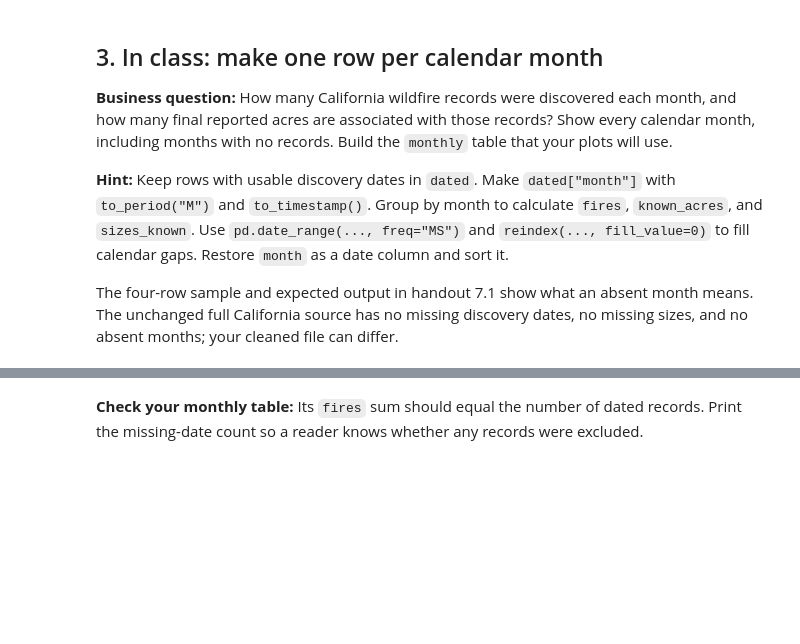
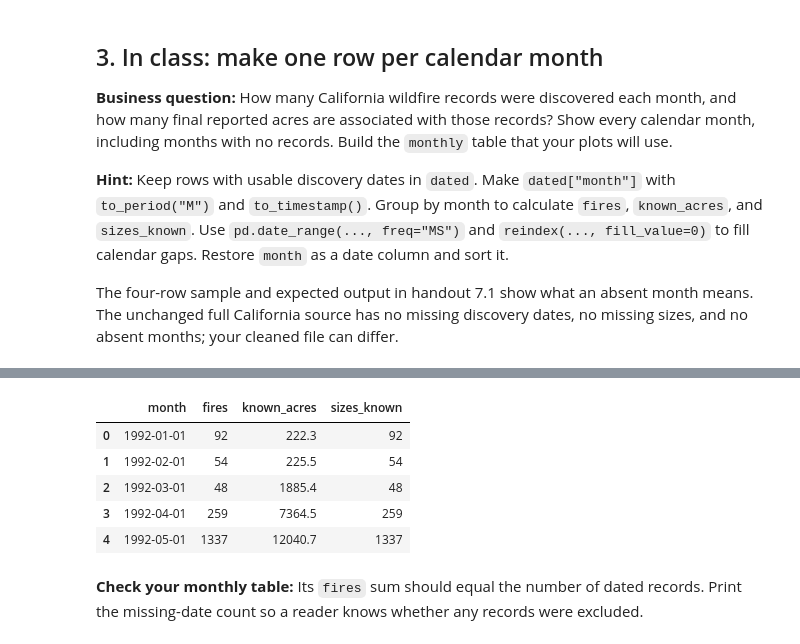
Before and after one commit to USC-DSO-576-YA/07-time-series, a Jupyter notebook: module07_wildfire_timeseries.ipynb, the cells around one changed output, grey strips where cells are left out. Cells and saved outputs as stored; diff of their text form; code cells hidden in the pictures; blank space fills up the shorter version.

```diff
--- a/module07_wildfire_timeseries.ipynb
+++ b/module07_wildfire_timeseries.ipynb
@@ -84,5 +93,17 @@ dated = fires.dropna(subset=["DISCOVERY_DATE"]).copy()
 # %%
 # In class: complete the calendar, restore month as a date column, and sort monthly.
+
+calendar = pd.date_range(monthly["month"].min(), monthly["month"].max(), freq="MS")
+monthly = monthly.set_index("month").reindex(calendar, fill_value=0)
+monthly = monthly.rename_axis("month").reset_index().sort_values("month")
+monthly.head()
+# %% [output]
+|  | month | fires | known_acres | sizes_known |
+| 0 | 1992-01-01 | 92 | 222.3 | 92 |
+| 1 | 1992-02-01 | 54 | 225.5 | 54 |
+| 2 | 1992-03-01 | 48 | 1885.4 | 48 |
+| 3 | 1992-04-01 | 259 | 7364.5 | 259 |
+| 4 | 1992-05-01 | 1337 | 12040.7 | 1337 |
 # %% [markdown]
 **Check your monthly table:** Its `fires` sum should equal the number of dated records. Print the missing-date count so a reader knows whether any records were excluded.
 # %%
```
Also changed, not shown: parts of 11 cells of this notebook.
